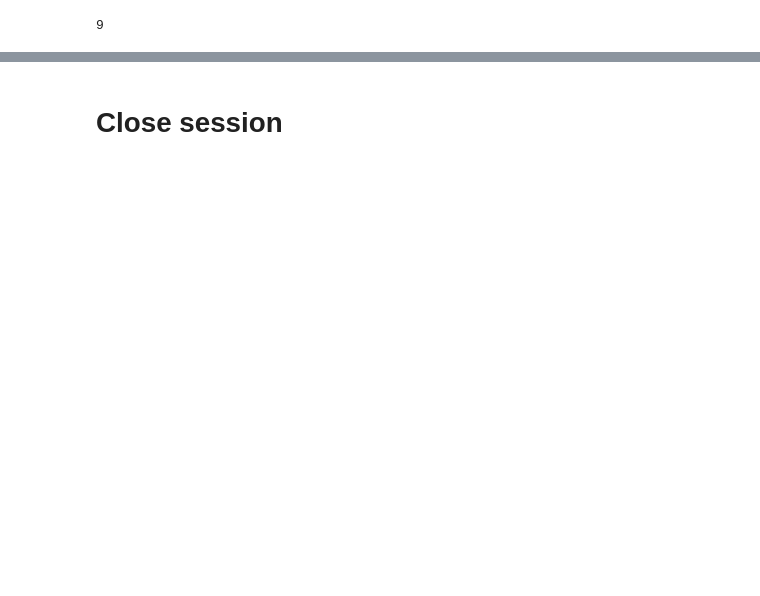
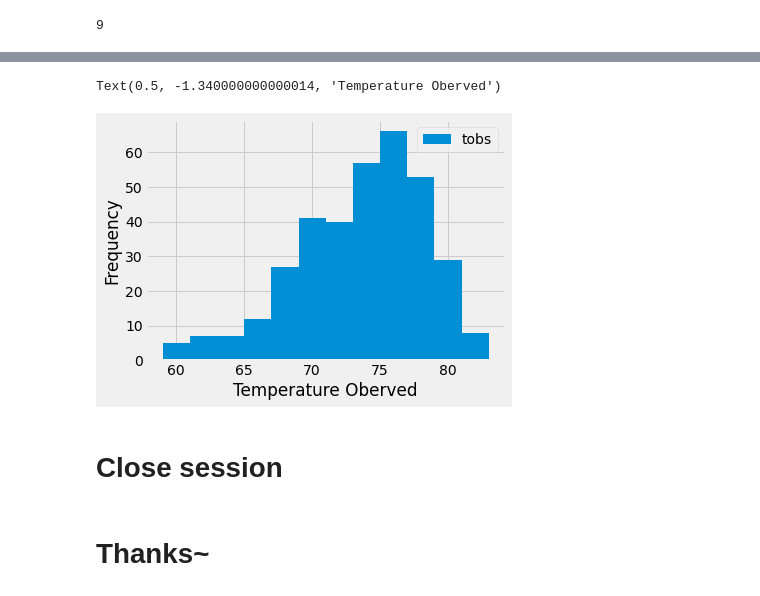
Before and after one commit to WMatthewARC/Module-10-Challenge, a Jupyter notebook: SurfsUp/climate_starter.ipynb, the cells around one changed output, grey strips where cells are left out. Drawn from its saved outputs; the diff is of its cells as text; code cells hidden in the pictures; blank space fills up the shorter version.

```diff
--- a/SurfsUp/climate_starter.ipynb
+++ b/SurfsUp/climate_starter.ipynb
@@ -273,0 +300,14 @@ print(totalStationsNumber)
+# %%
+#recycle year_ago
+year_ago = dt.date(2017,8,23) - dt.timedelta(days = 365)
+
+#
+MostActiveStation = session.query(Measurement.tobs).\
+    filter(Measurement.station == 'USC00519281').\
+    filter(Measurement.date >= year_ago).all()
+
+
+#MostActiveStation
+# %%
+MostActiveStationDF = pd.DataFrame(MostActiveStation, columns=['tobs'])
+MostActiveStationDF.head()
@@ -274,5 +321,14 @@ print(totalStationsNumber)
+# %%
+MostActiveStationDF.plot.hist(bins=12)
+plt.tight_layout()
+plt.xlabel('Temperature Oberved')
+# %% [output]
+Text(0.5, -1.340000000000014, 'Temperature Oberved')
+[figure, added]
 # %% [markdown]
 # Close session
 # %%
 # Close Session
 session.close()
+# %% [markdown]
+# Thanks~
```
Also changed, not shown: parts of 8 cells of this notebook.
